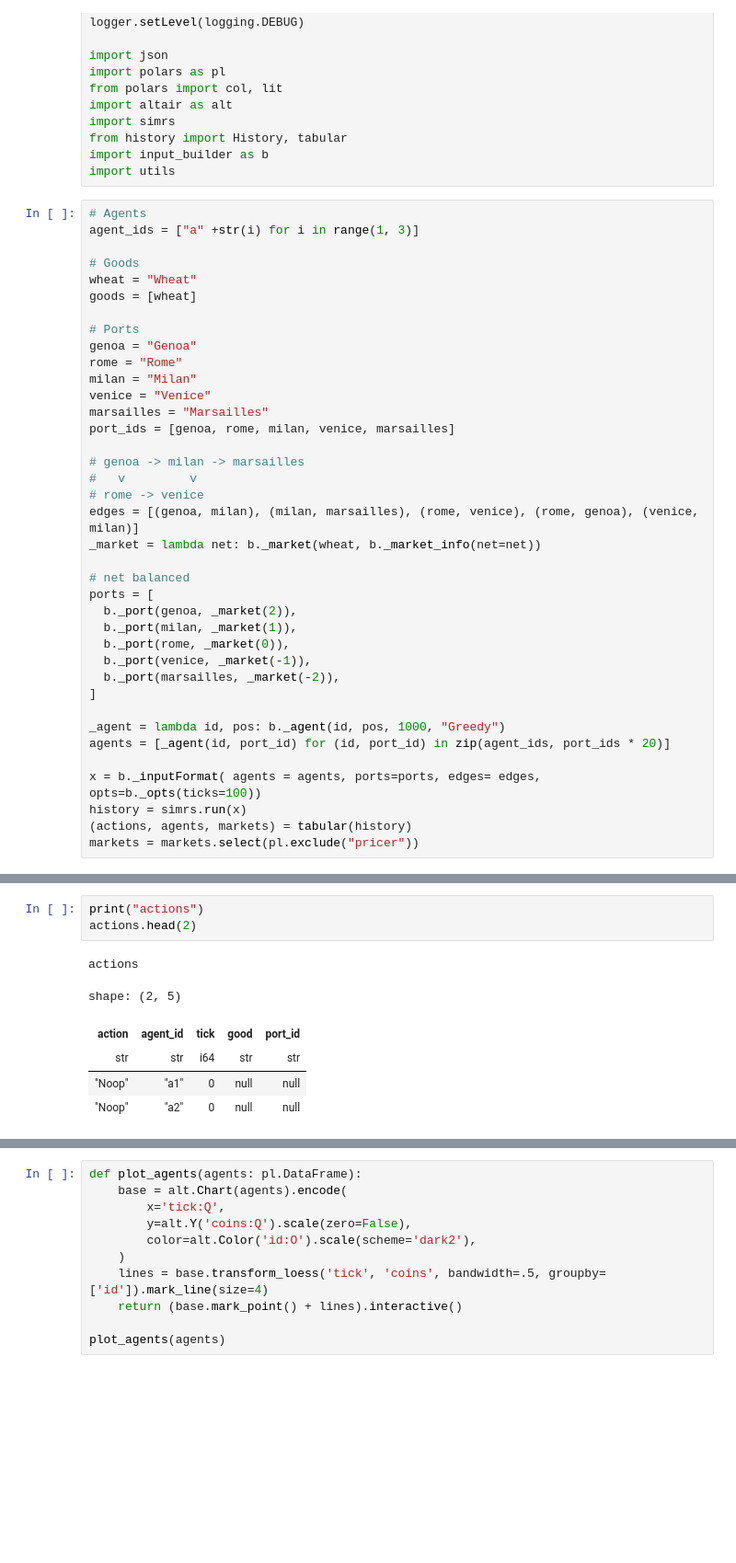
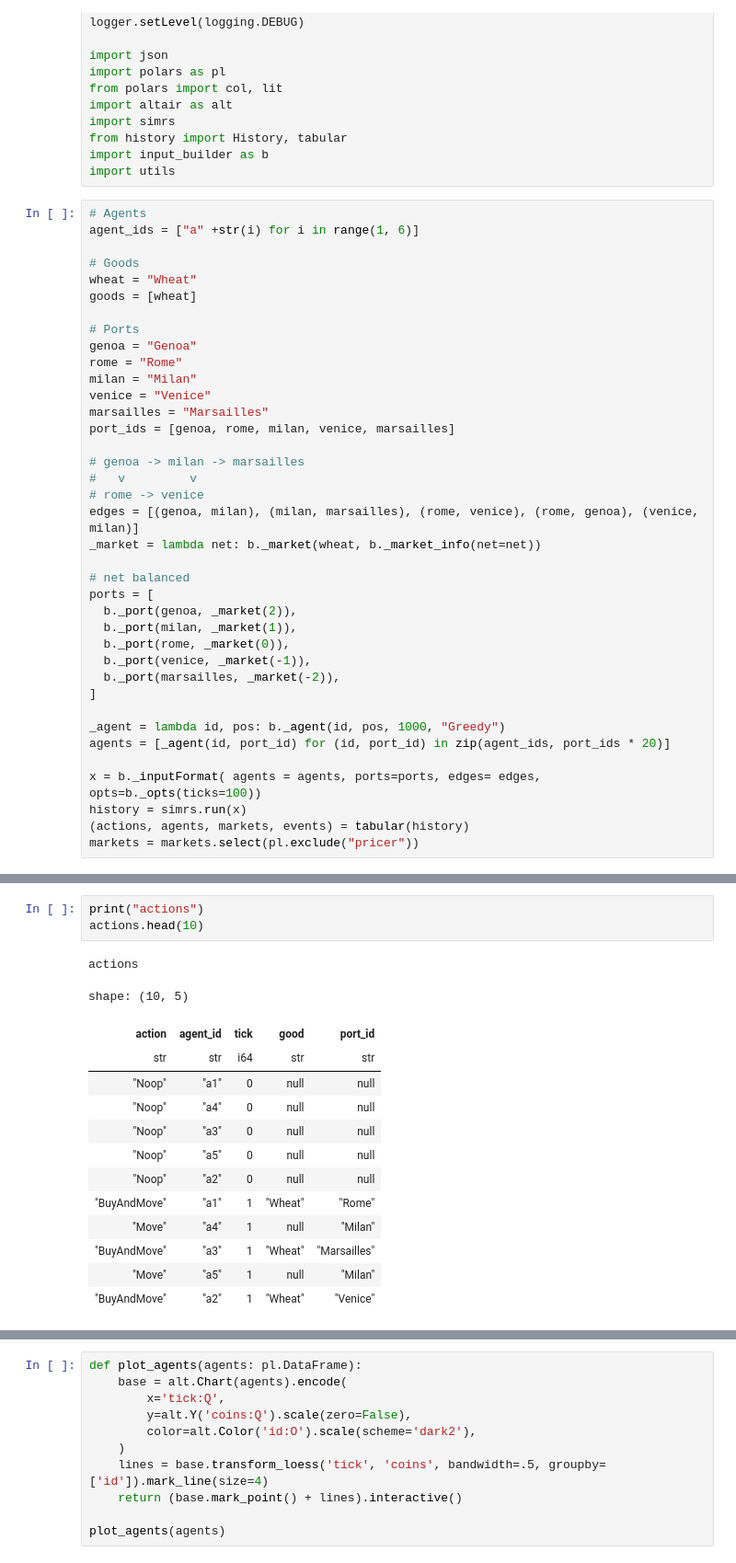
Before and after one commit to JoeHowarth/trade-sim-v2, a Jupyter notebook: simpy/notebooks/interactive.ipynb, the cells around one changed output, grey strips where cells are left out. Shown at 92% size. Saved outputs shown, nothing was run; the diff lists cells and outputs as text; blank space fills up the shorter version.

```diff
--- a/simpy/notebooks/interactive.ipynb
+++ b/simpy/notebooks/interactive.ipynb
@@ -17,7 +17,7 @@ import input_builder as b
 import utils
 # %%
 # Agents
-agent_ids = ["a" +str(i) for i in range(1, 3)]
+agent_ids = ["a" +str(i) for i in range(1, 6)]
 
 # Goods
 wheat = "Wheat"
@@ -51,7 +51,7 @@ agents = [_agent(id, port_id) for (id, port_id) in zip(agent_ids, port_ids * 20)
 
 x = b._inputFormat( agents = agents, ports=ports, edges= edges, opts=b._opts(ticks=100))
 history = simrs.run(x)
-(actions, agents, markets) = tabular(history)
+(actions, agents, markets, events) = tabular(history)
 markets = markets.select(pl.exclude("pricer"))
 # %%
 print("agents")
@@ -76,10 +76,18 @@ shape: (2, 7)
 # %%
 print("actions")
-actions.head(2)
+actions.head(10)
 # %% [output]
 actions
-shape: (2, 5)
+shape: (10, 5)
 | action | agent_id | tick | good | port_id |
 | str | str | i64 | str | str |
 | "Noop" | "a1" | 0 | null | null |
+| "Noop" | "a4" | 0 | null | null |
+| "Noop" | "a3" | 0 | null | null |
+| "Noop" | "a5" | 0 | null | null |
 | "Noop" | "a2" | 0 | null | null |
+| "BuyAndMove" | "a1" | 1 | "Wheat" | "Rome" |
+| "Move" | "a4" | 1 | null | "Milan" |
+| "BuyAndMove" | "a3" | 1 | "Wheat" | "Marsailles" |
+| "Move" | "a5" | 1 | null | "Milan" |
+| "BuyAndMove" | "a2" | 1 | "Wheat" | "Venice" |
```
Also changed, not shown: parts of 15 cells of this notebook, 11 other files.
